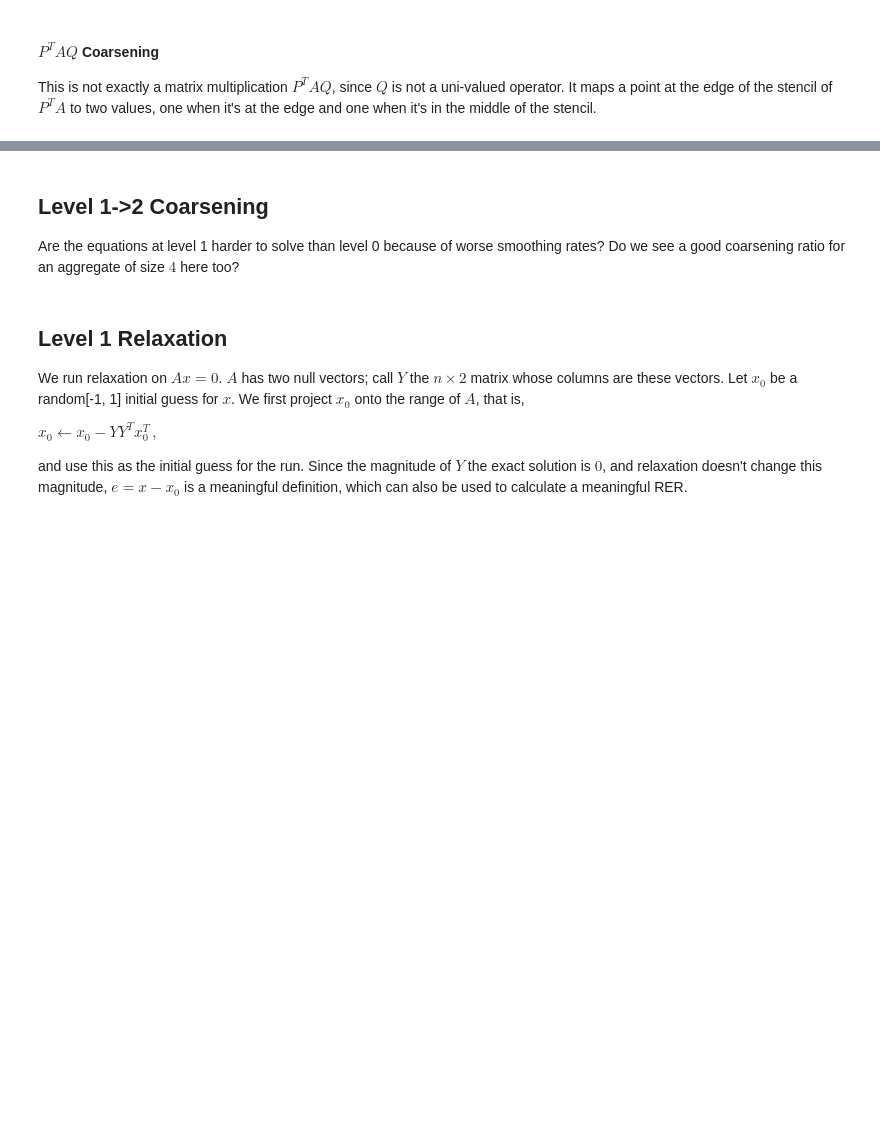
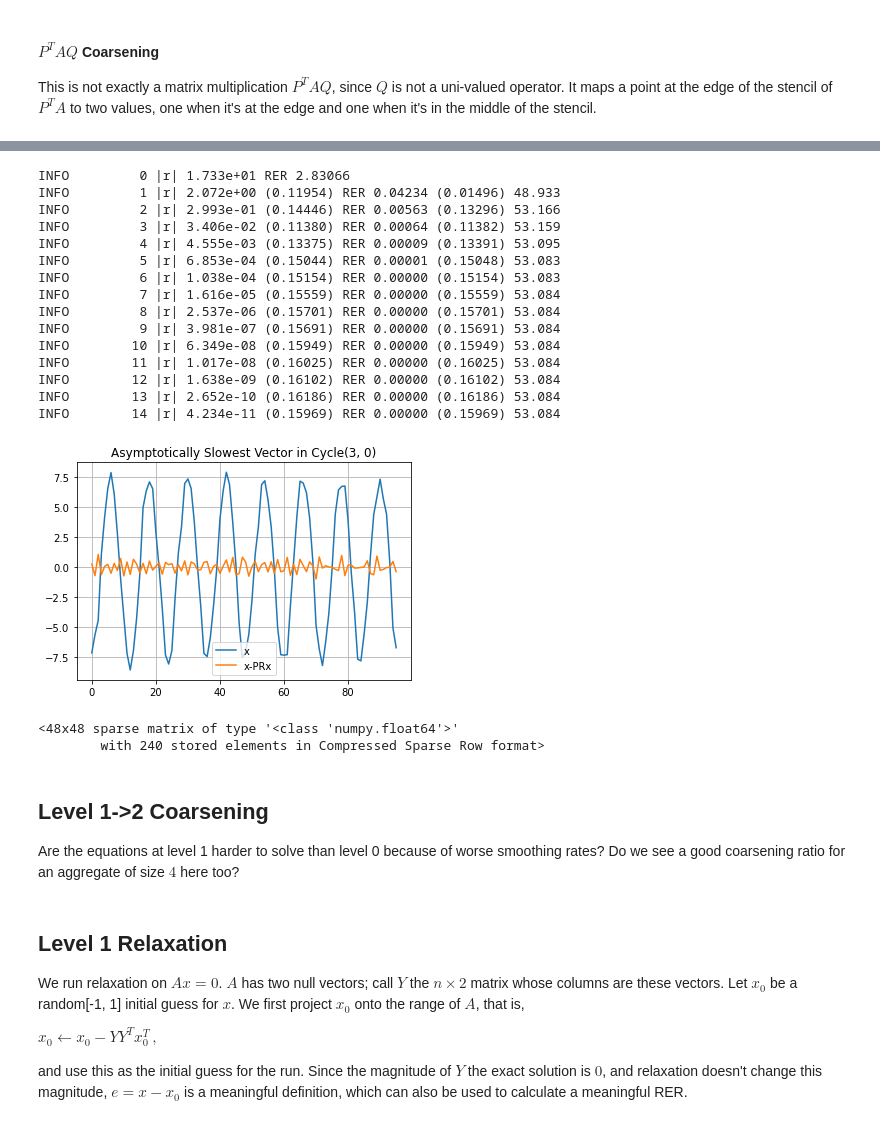
Before and after one commit to 436ahsan/Helmholtz, a Jupyter notebook: notebooks/repetitive/4_2_coarsening_ptaq.ipynb, the cells around one changed output, grey strips where cells are left out. Saved outputs shown, nothing was run; the diff lists cells and outputs as text; code cells hidden in the pictures; blank space fills up the shorter version.

```diff
--- a/notebooks/repetitive/4_2_coarsening_ptaq.ipynb
+++ b/notebooks/repetitive/4_2_coarsening_ptaq.ipynb
@@ -457,3 +516,39 @@ nbhr [[0 1 4 5 2 3]
+# %%
+coarse_level.a = ptaq
+nu_pre = 3
+nu_post = 1
+y, _ = hm.repetitive.locality.two_level_conv_factor(m0, nu_pre, nu_post=nu_post, print_frequency=1, debug=False)
+
+# Asymptotic vector.
+plt.title("Asymptotically Slowest Vector in Cycle({}, 0)".format(nu_pre, nu_post))
+# y -= y.mean() # Remove zero component.
+# e = y - multilevel[1].p.dot(multilevel[1].r.dot(y))
+plt.plot(y, label="x");
+plt.plot(e, label="x-PRx");
+plt.grid(True);
+plt.legend();
+# %% [output]
+INFO         0 |r| 1.733e+01 RER 2.83066
+INFO         1 |r| 2.072e+00 (0.11954) RER 0.04234 (0.01496) 48.933
+INFO         2 |r| 2.993e-01 (0.14446) RER 0.00563 (0.13296) 53.166
+INFO         3 |r| 3.406e-02 (0.11380) RER 0.00064 (0.11382) 53.159
+INFO         4 |r| 4.555e-03 (0.13375) RER 0.00009 (0.13391) 53.095
+INFO         5 |r| 6.853e-04 (0.15044) RER 0.00001 (0.15048) 53.083
+INFO         6 |r| 1.038e-04 (0.15154) RER 0.00000 (0.15154) 53.083
+INFO         7 |r| 1.616e-05 (0.15559) RER 0.00000 (0.15559) 53.084
+INFO         8 |r| 2.537e-06 (0.15701) RER 0.00000 (0.15701) 53.084
+INFO         9 |r| 3.981e-07 (0.15691) RER 0.00000 (0.15691) 53.084
+INFO        10 |r| 6.349e-08 (0.15949) RER 0.00000 (0.15949) 53.084
+INFO        11 |r| 1.017e-08 (0.16025) RER 0.00000 (0.16025) 53.084
+INFO        12 |r| 1.638e-09 (0.16102) RER 0.00000 (0.16102) 53.084
+INFO        13 |r| 2.652e-10 (0.16186) RER 0.00000 (0.16186) 53.084
+INFO        14 |r| 4.234e-11 (0.15969) RER 0.00000 (0.15969) 53.084
+[figure, added]
+# %%
+coarse_level.a - coarse_level.a.transpose()
+# %% [output]
+<48x48 sparse matrix of type '<class 'numpy.float64'>'
+        with 240 stored elements in Compressed Sparse Row format>
 # %% [markdown]
 ## Level 1->2 Coarsening
 Are the equations at level 1 harder to solve than level 0 because of worse smoothing rates? Do we see a good coarsening ratio for an aggregate of size $4$ here too?
```
Also changed, not shown: parts of 25 cells of this notebook, 8 other files.
